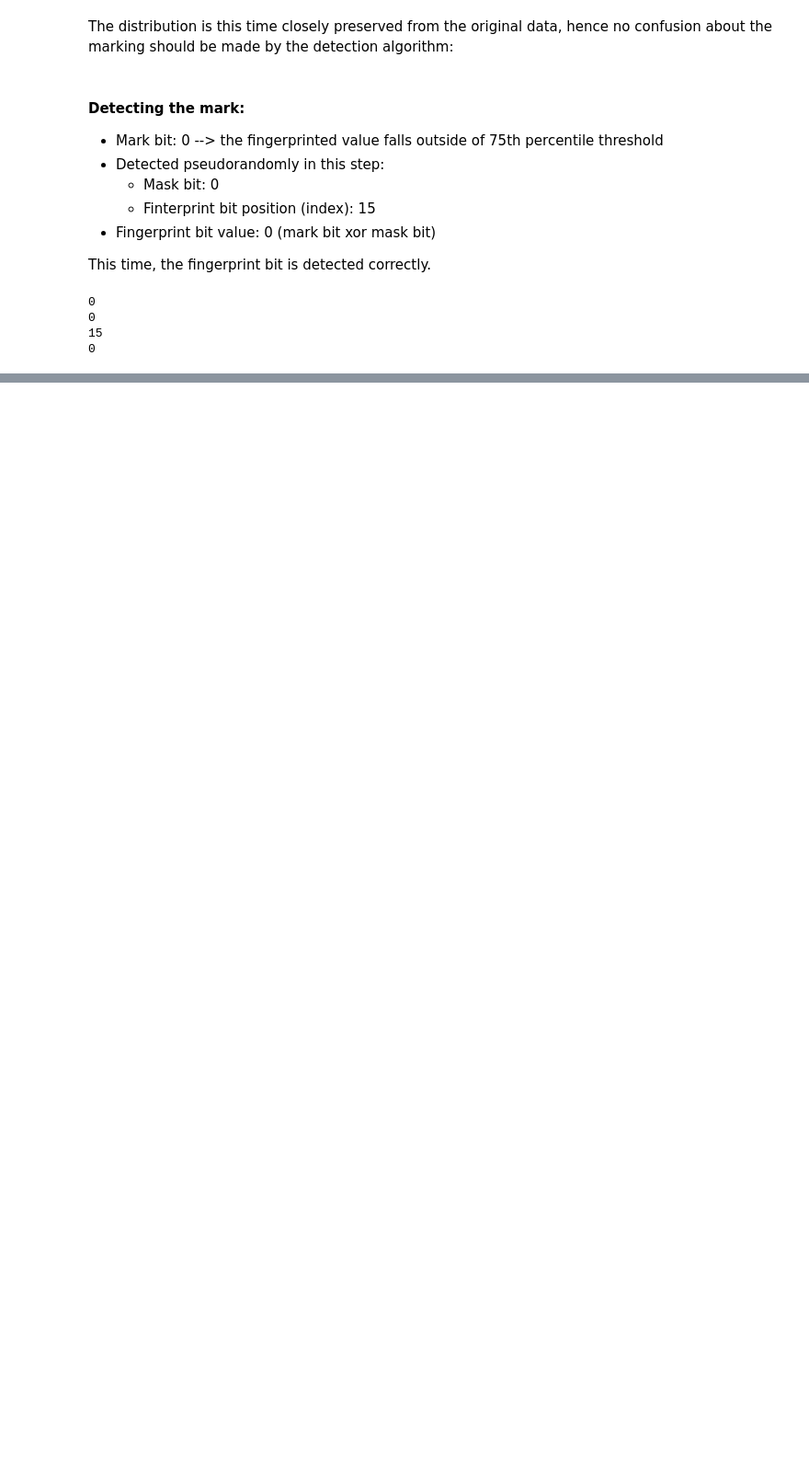
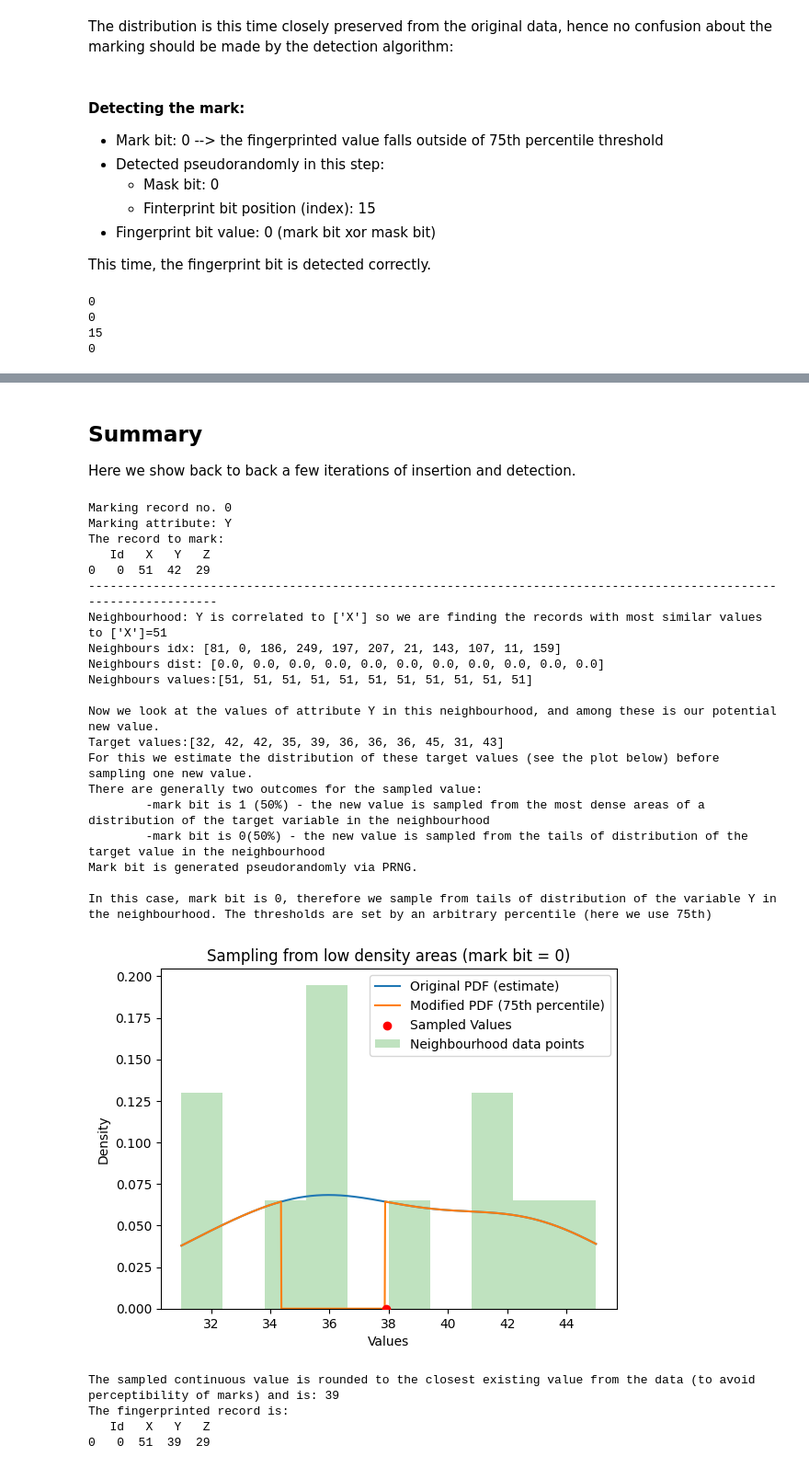
Before and after one commit to tanjascats/NCorr-FP, a Jupyter notebook: NCorrFP-demo-continuous.ipynb, the cells around one changed output, grey strips where cells are left out. Shown at 92% size. Cells and saved outputs as stored; diff of their text form; code cells hidden in the pictures; blank space fills up the shorter version.

```diff
--- a/NCorrFP-demo-continuous.ipynb
+++ b/NCorrFP-demo-continuous.ipynb
@@ -756 +758,32 @@ Fingerprint bit CORRECT :)
 Table: fingerprint count updates after this iteration (iteration -1). Each column is one fingerprint bit position (e.g. 16-bit --> 16 columns), and each row represents votes for either 0 or 1 being th ...
+# %% [markdown]
+## Summary<a class="anchor" id="summary"></a>
+Here we show back to back a few iterations of insertion and detection.
+# %%
+show_embedding_iteration(0)
+# %% [output]
+Marking record no. 0
+Marking attribute: Y
+The record to mark:
+   Id   X   Y   Z
+0   0  51  42  29
+------------------------------------------------------------------------------------------------------------------
+Neighbourhood: Y is correlated to ['X'] so we are finding the records with most similar values to ['X']=51
+Neighbours idx: [81, 0, 186, 249, 197, 207, 21, 143, 107, 11, 159]
+Neighbours dist: [0.0, 0.0, 0.0, 0.0, 0.0, 0.0, 0.0, 0.0, 0.0, 0.0, 0.0]
+Neighbours values:[51, 51, 51, 51, 51, 51, 51, 51, 51, 51, 51]
+
+Now we look at the values of attribute Y in this neighbourhood, and among these is our potential new value.
+Target values:[32, 42, 42, 35, 39, 36, 36, 36, 45, 31, 43]
+For this we estimate the distribution of these target values (see the plot below) before sampling one new value.
+There are generally two outcomes for the sampled value:
+        -mark bit is 1 (50%) - the new value is sampled from the most dense areas of a distribution of the target variable in the neighbourhood
+        -mark bit is 0(50%) - the new value is sampled from the tails of distribution of the target value in the neighbourhood
+Mark bit is generated pseudorandomly via PRNG.
+
+In this case, mark bit is 0, therefore we sample from tails of distribution of the variable Y in the neighbourhood. The thresholds are set by an arbitrary percentile (here we use 75th)
+[figure, added]
+The sampled continuous value is rounded to the closest existing value from the data (to avoid perceptibility of marks) and is: 39
+The fingerprinted record is:
+   Id   X   Y   Z
+0   0  51  39  29
```
Also changed, not shown: parts of 49 cells of this notebook, 6 other files.
